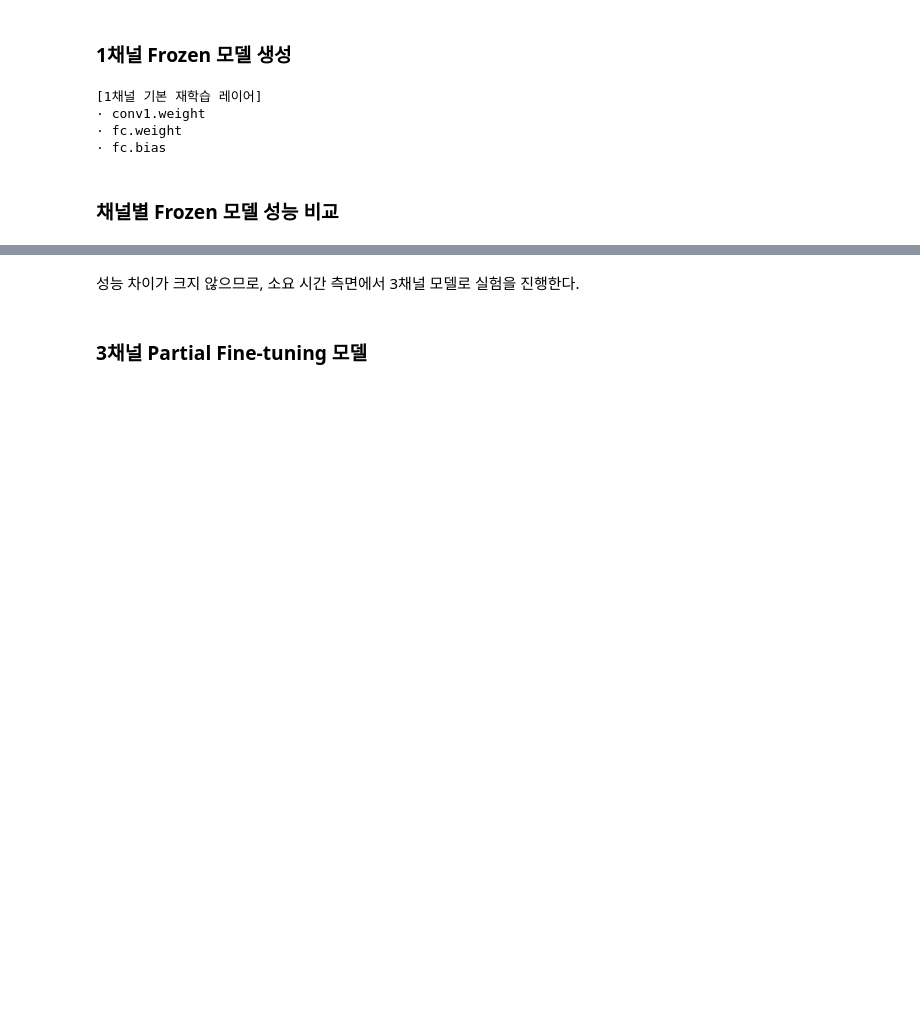
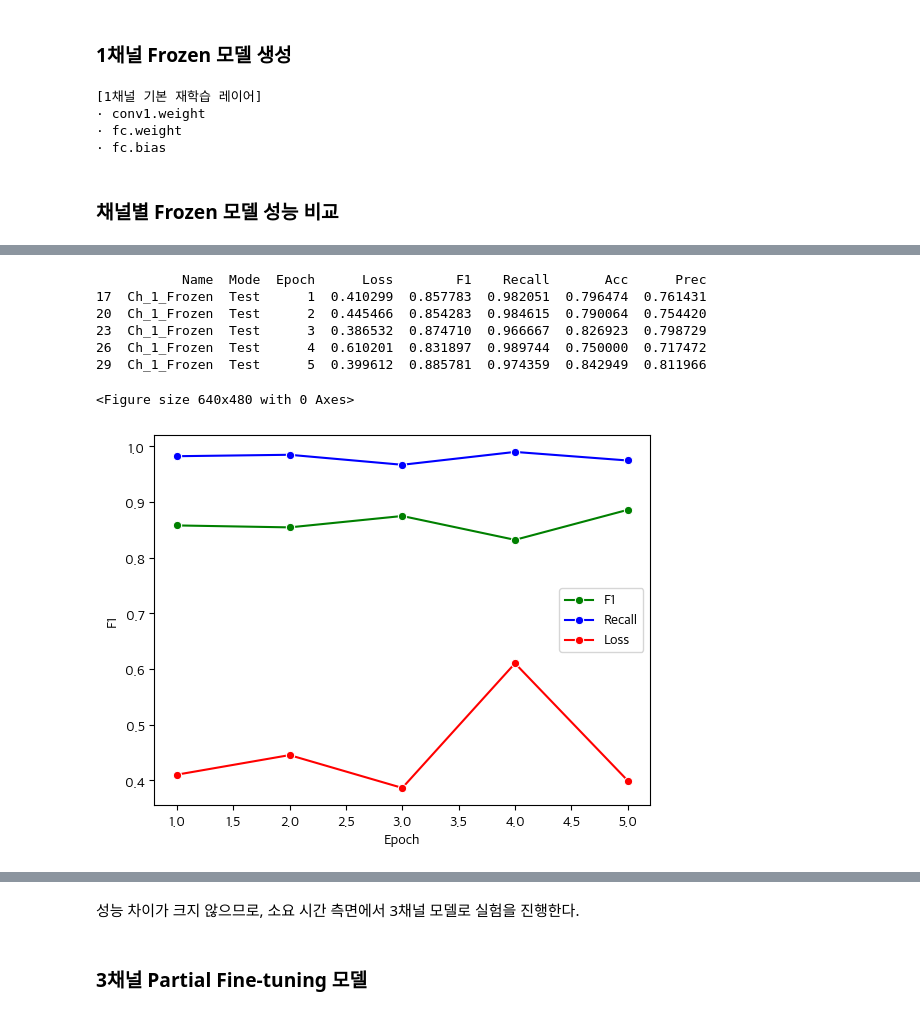
Before and after one commit to wonbywondev/ML-DL, a Jupyter notebook: 06_DL_FineTuning/06_Xray.ipynb, the cells around one changed output, grey strips where cells are left out. Saved outputs shown, nothing was run; the diff lists cells and outputs as text; code cells hidden in the pictures; blank space fills up the shorter version.

```diff
--- a/06_DL_FineTuning/06_Xray.ipynb
+++ b/06_DL_FineTuning/06_Xray.ipynb
@@ -712,0 +725,21 @@ result_df[result_df["Mode"] == "Test"].sort_values(["Mode", "Name"])
+# %%
+ch_1_fr_result = RESULT_DF[(RESULT_DF["Mode"] == "Test") & (RESULT_DF["Name"] == "Ch_1_Frozen")]
+
+plt.figure()
+
+fig, ax = plt.subplots()
+
+f1_line = sns.lineplot(data=ch_1_fr_result, x="Epoch", y="F1", ax=ax, marker="o", color="green", label="F1")
+recall_line = sns.lineplot(data=ch_1_fr_result, x="Epoch", y="Recall", ax=ax, marker="o", color="blue", label="Recall")
+loss_line = sns.lineplot(data=ch_1_fr_result, x="Epoch", y="Loss", ax=ax, marker="o", color="red", label="Loss")
+
+plt.show()
+# %% [output]
+           Name  Mode  Epoch      Loss        F1    Recall       Acc      Prec
+17  Ch_1_Frozen  Test      1  0.410299  0.857783  0.982051  0.796474  0.761431
+20  Ch_1_Frozen  Test      2  0.445466  0.854283  0.984615  0.790064  0.754420
+23  Ch_1_Frozen  Test      3  0.386532  0.874710  0.966667  0.826923  0.798729
+26  Ch_1_Frozen  Test      4  0.610201  0.831897  0.989744  0.750000  0.717472
+29  Ch_1_Frozen  Test      5  0.399612  0.885781  0.974359  0.842949  0.811966
+<Figure size 640x480 with 0 Axes>
+[figure, added]
```
Also changed, not shown: parts of 37 cells of this notebook.
